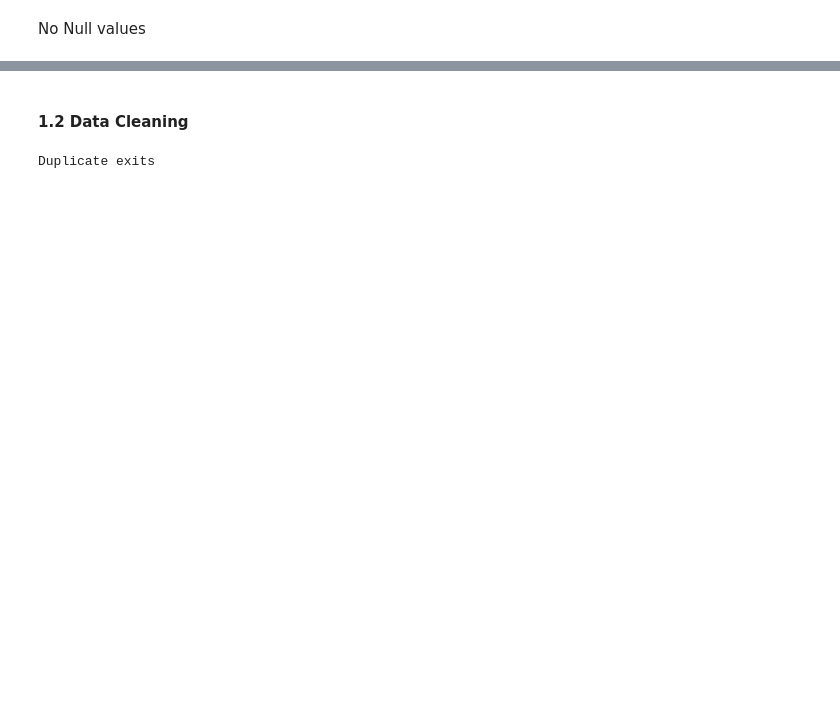
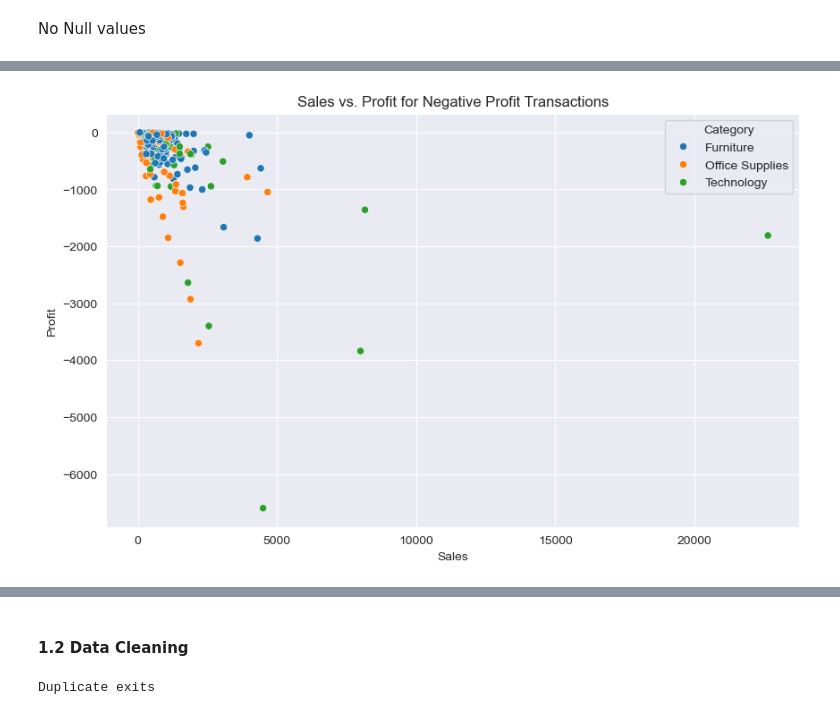
Before and after one commit to zakianazzum/superstore_sales_analysis, a Jupyter notebook: sales_analysis.ipynb, the cells around one changed output, grey strips where cells are left out. Drawn from its saved outputs; the diff is of its cells as text; code cells hidden in the pictures; blank space fills up the shorter version.

```diff
--- a/sales_analysis.ipynb
+++ b/sales_analysis.ipynb
@@ -48,0 +136,9 @@ No Null values
+# %%
+plt.figure(figsize=(10, 6))
+sns.scatterplot(x='Sales', y='Profit', data=negative_profits, hue='Category')
+plt.title('Sales vs. Profit for Negative Profit Transactions')
+plt.xlabel('Sales')
+plt.ylabel('Profit')
+plt.show()
+# %% [output]
+[figure, added]
```
Also changed, not shown: parts of 30 cells of this notebook.
